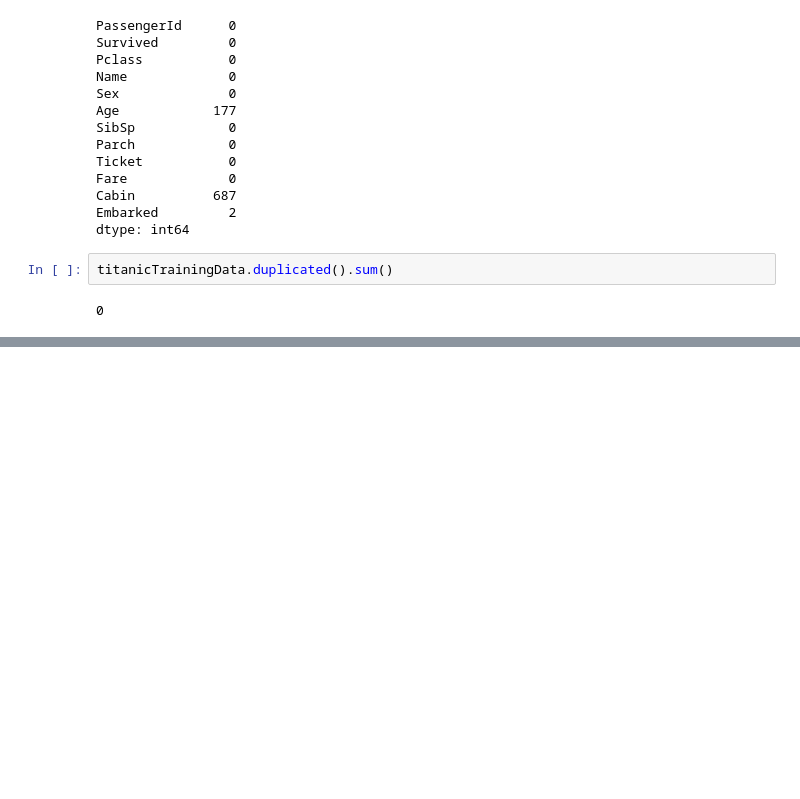
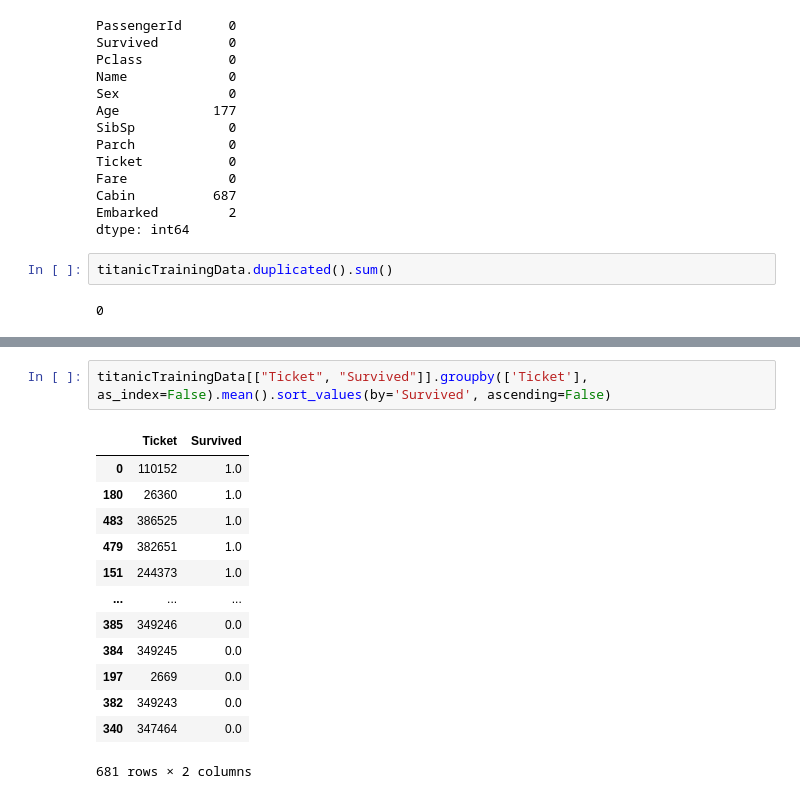
Before and after one commit to Yagniksojitra/Notebooks, a Jupyter notebook: My Titanic Prediction Notebook/Titanic - Kaggle Competition.ipynb, the cells around one changed output, grey strips where cells are left out. Saved outputs shown, nothing was run; the diff lists cells and outputs as text; blank space fills up the shorter version.

```diff
--- a/My Titanic Prediction Notebook/Titanic - Kaggle Competition.ipynb
+++ b/My Titanic Prediction Notebook/Titanic - Kaggle Competition.ipynb
@@ -421,0 +482,16 @@ titanicTrainingData.duplicated().sum()
+# %%
+titanicTrainingData[["Ticket", "Survived"]].groupby(['Ticket'], as_index=False).mean().sort_values(by='Survived', ascending=False)
+# %% [output]
+|  | Ticket | Survived |
+| 0 | 110152 | 1.0 |
+| 180 | 26360 | 1.0 |
+| 483 | 386525 | 1.0 |
+| 479 | 382651 | 1.0 |
+| 151 | 244373 | 1.0 |
+| ... | ... | ... |
+| 385 | 349246 | 0.0 |
+| 384 | 349245 | 0.0 |
+| 197 | 2669 | 0.0 |
+| 382 | 349243 | 0.0 |
+| 340 | 347464 | 0.0 |
+681 rows × 2 columns
```
Also changed, not shown: parts of 13 cells of this notebook, 1 other file.
